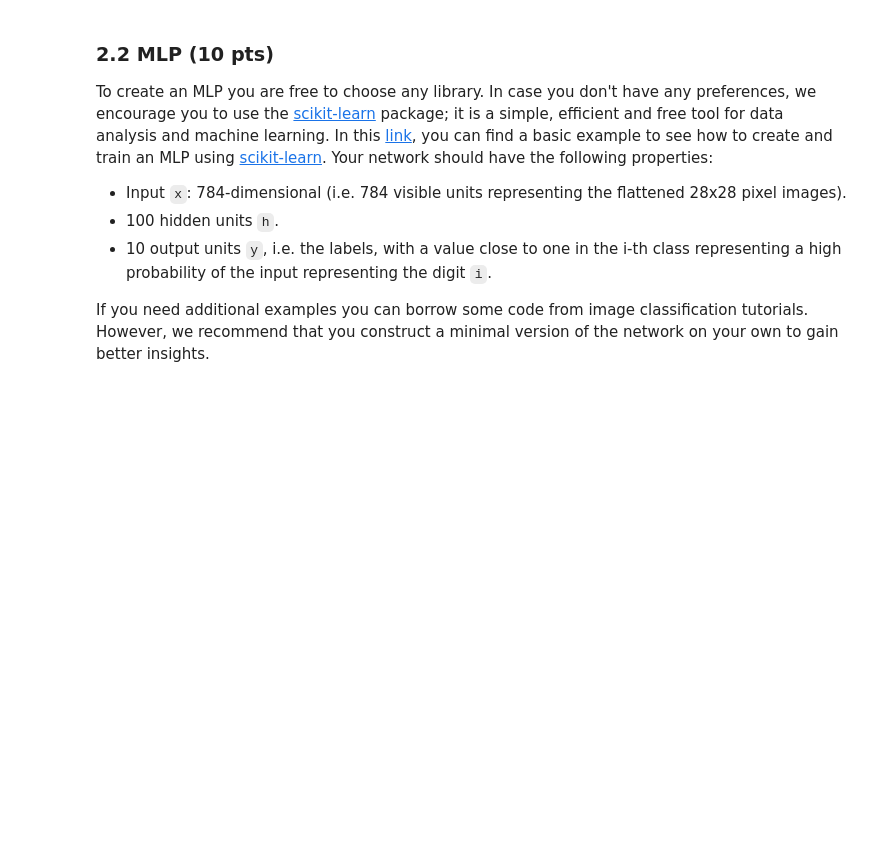
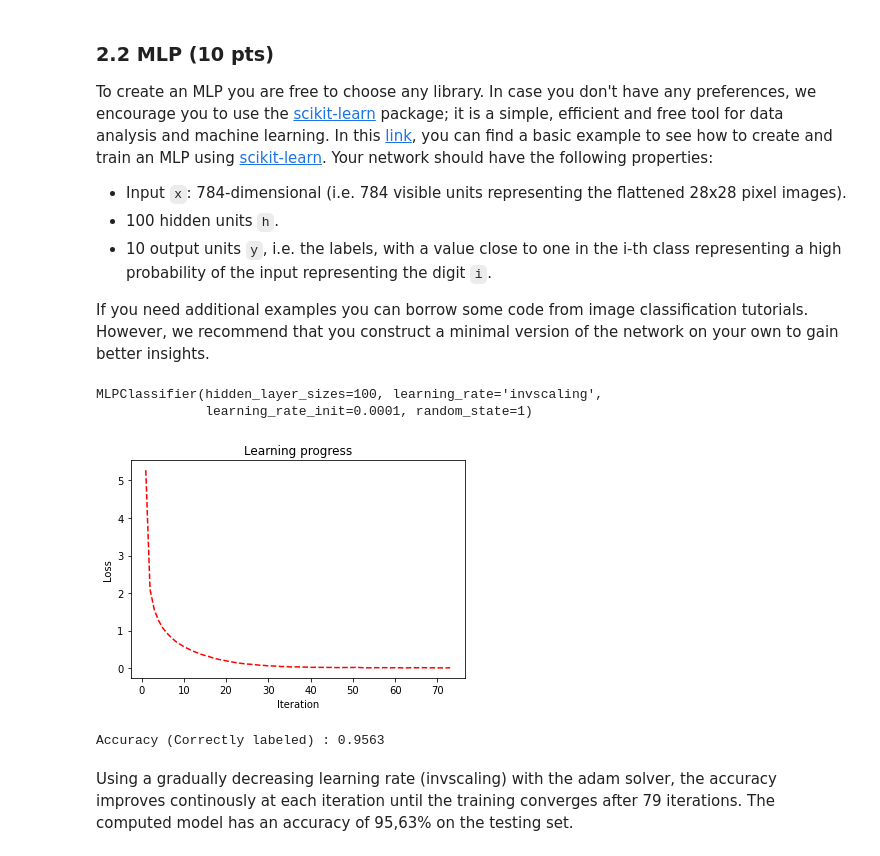
Before and after one commit to mbiselx/ImgAnlNPatRec, a Jupyter notebook: labs/lab_03_classification.ipynb, the cells around one changed output. Cells and saved outputs as stored; diff of their text form; code cells hidden in the pictures; blank space fills up the shorter version.

```diff
--- a/labs/lab_03_classification.ipynb
+++ b/labs/lab_03_classification.ipynb
@@ -343,0 +353,41 @@ However, we recommend that you construct a minimal version of the network on you
+# %%
+# Add your implementation and discussion
+
+# reshape in order to have a (-,784) size train and test dataset in the input layer
+train_images = train_images.reshape(train_set_size,-1) #(60000, 784)
+test_images = test_images.reshape(test_set_size,-1) #(10000, 784)
+# %%
+from sklearn.neural_network import MLPClassifier
+from sklearn import metrics
+
+hidden_units = 100
+# MLP classifier
+clf = MLPClassifier(solver='adam', alpha=1e-4, learning_rate="invscaling", learning_rate_init=1e-4,
+                    hidden_layer_sizes=(hidden_units), random_state=1, max_iter=200, verbose=False)
+
+# model fitting
+clf.fit(train_images, train_labels)
+# %% [output]
+MLPClassifier(hidden_layer_sizes=100, learning_rate='invscaling',
+              learning_rate_init=0.0001, random_state=1)
+# %%
+# learning visualization
+plt.plot(np.linspace(1,len(clf.loss_curve_),num=len(clf.loss_curve_)), clf.loss_curve_, 'r--')
+plt.title("Learning progress")
+plt.ylabel("Loss")
+plt.xlabel("Iteration")
+plt.show()
+# %% [output]
+[figure, added]
+# %%
+# prediction with our MLP model
+labels_predict = clf.predict(test_images)
+
+# accuracy score
+accuracy = metrics.accuracy_score(labels_predict,test_labels)
+print("Accuracy (Correctly labeled) :",accuracy)
+# %% [output]
+Accuracy (Correctly labeled) : 0.9563
+# %% [markdown]
+Using a gradually decreasing learning rate (invscaling) with the adam solver, the accuracy improves continously at each
+iteration until the training converges after 79 iterations. The computed model has an accuracy of 95,63% on the testing set.
```
Also changed, not shown: parts of 6 cells of this notebook.
